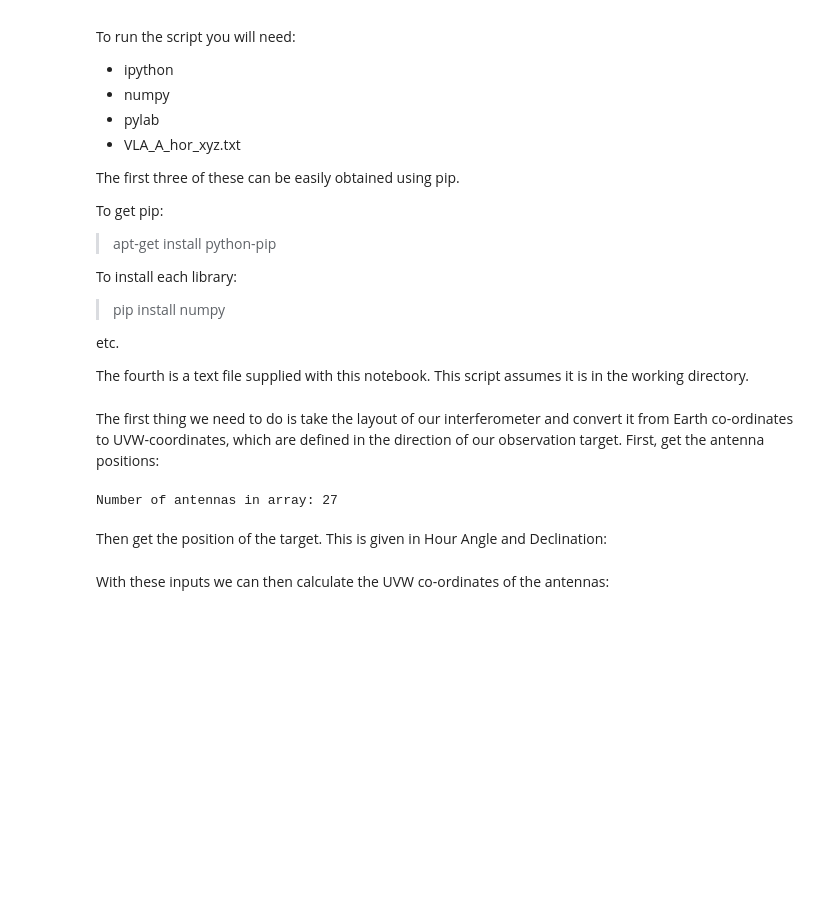
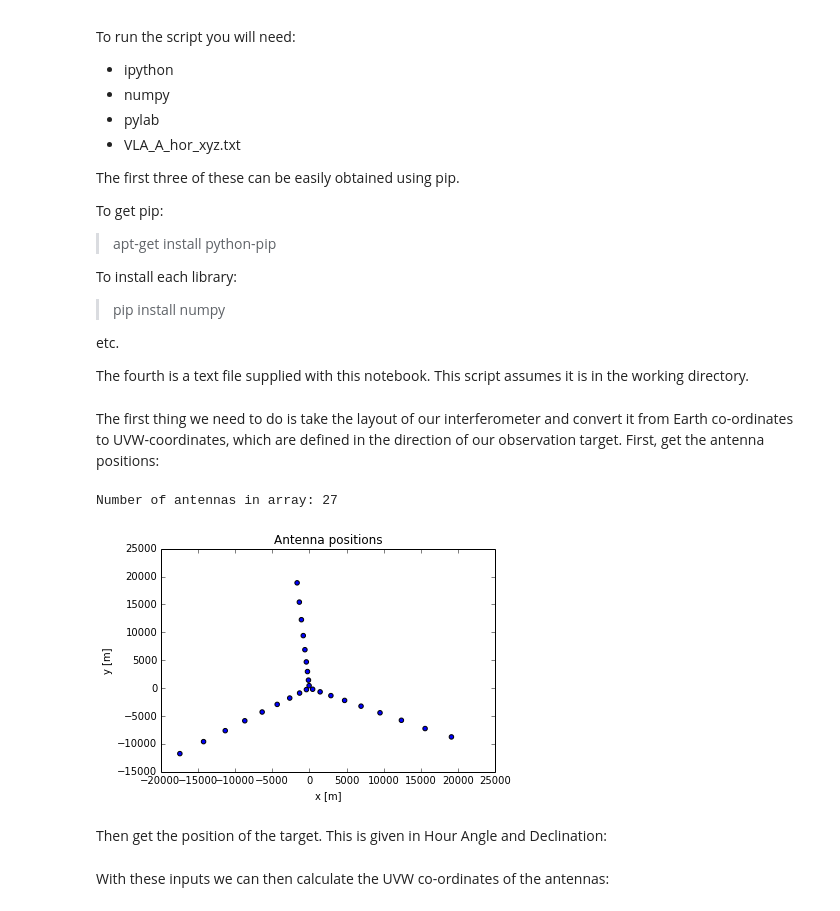
Before and after one commit to SKA-ScienceDataProcessor/crocodile, a Jupyter notebook: Simulate_uvw.ipynb, the cells around one changed output. Saved outputs shown, nothing was run; the diff lists cells and outputs as text; code cells hidden in the pictures; blank space fills up the shorter version.

```diff
--- a/Simulate_uvw.ipynb
+++ b/Simulate_uvw.ipynb
@@ -33,12 +35,12 @@ print "Number of antennas in array:",ants_xyz.shape[0]
 # %% [output]
 Number of antennas in array: 27
 # %%
-pl.subplot(111)
 pl.scatter(ants_xyz[:,0],ants_xyz[:,1])
 pl.title("Antenna positions")
 pl.xlabel(r"x [m]")
-pl.ylabel(r"y [m]")
-pl.show()
+pl.ylabel(r"y [m]");
+# %% [output]
+[figure, added]
 # %% [markdown]
 Then get the position of the target. This is given in Hour Angle and Declination:
 # %%
```
Also changed, not shown: parts of 7 cells of this notebook.
